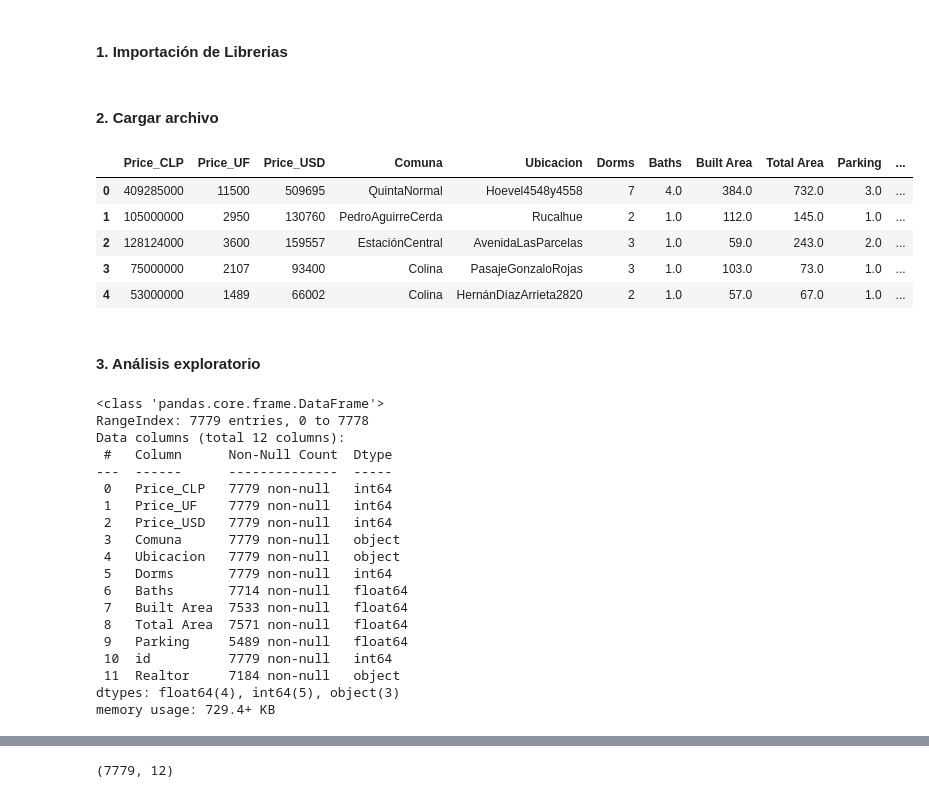
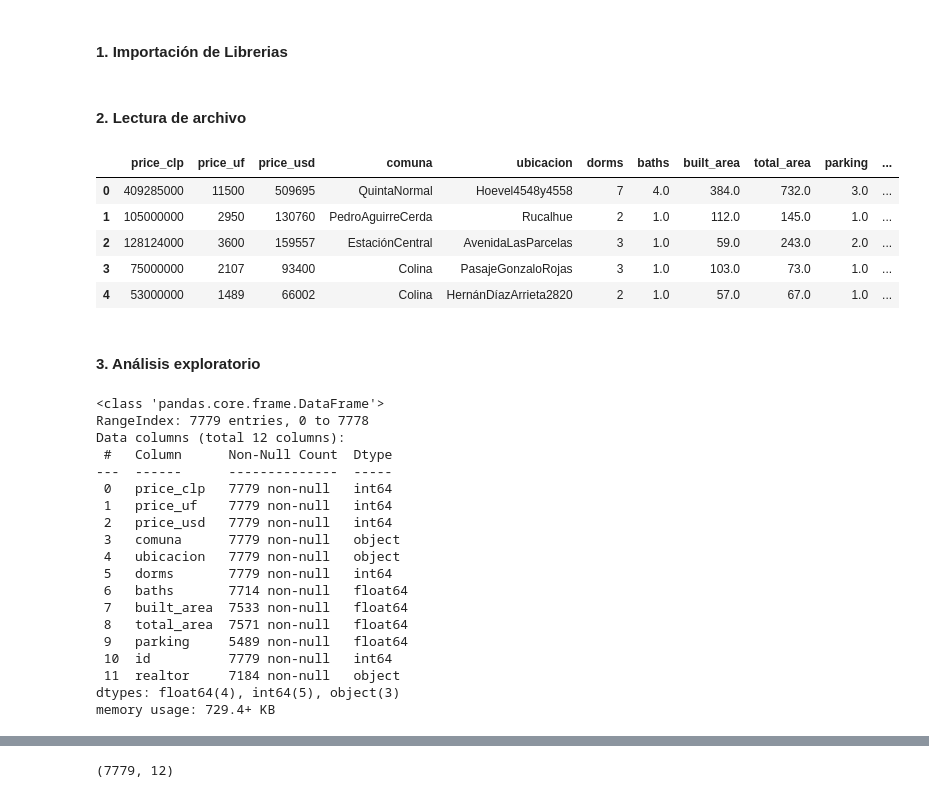
Before and after one commit to Marian186/Data-Cleaning, a Jupyter notebook: Precios_casas.ipynb, the cells around one changed output, grey strips where cells are left out. Cells and saved outputs as stored; diff of their text form; code cells hidden in the pictures.

```diff
--- a/Precios_casas.ipynb
+++ b/Precios_casas.ipynb
@@ -21,14 +26,15 @@ import seaborn as sns             #Creación de visualizaciones
 # %% [markdown]
-#### 2. Cargar archivo
+#### 2. Lectura de archivo
 # %%
 # Ruta relativa al archivo
 ruta_archivo = r'.\Data\2023-03-08 Precios Casas RM.csv'
 df = pd.read_csv(ruta_archivo)
-
+df.columns = df.columns.str.replace(' ', '_') # Normalizar los nombres
+df.columns = df.columns.str.lower()
 # Mostrar las primeras filas del DataFrame
 df.head()
 # %% [output]
-|  | Price_CLP | Price_UF | Price_USD | Comuna | Ubicacion | Dorms | Baths | Built Area | Total Area | Parking | ... |
+|  | price_clp | price_uf | price_usd | comuna | ubicacion | dorms | baths | built_area | total_area | parking | ... |
 | 0 | 409285000 | 11500 | 509695 | QuintaNormal | Hoevel4548y4558 | 7 | 4.0 | 384.0 | 732.0 | 3.0 | ... |
 | 1 | 105000000 | 2950 | 130760 | PedroAguirreCerda | Rucalhue | 2 | 1.0 | 112.0 | 145.0 | 1.0 | ... |
 | 2 | 128124000 | 3600 | 159557 | EstaciónCentral | AvenidaLasParcelas | 3 | 1.0 | 59.0 | 243.0 | 2.0 | ... |
@@ -37,7 +43,7 @@ df.head()
 # %% [markdown]
 #### 3. Análisis exploratorio
 # %%
-#información general
+# Recopilación de información básica sobre el conjunto de datos
 df.info()
 # %% [output]
 <class 'pandas.core.frame.DataFrame'>
@@ -45,18 +51,18 @@ RangeIndex: 7779 entries, 0 to 7778
 Data columns (total 12 columns):
  #   Column      Non-Null Count  Dtype
 ---  ------      --------------  -----
- 0   Price_CLP   7779 non-null   int64
- 1   Price_UF    7779 non-null   int64
- 2   Price_USD   7779 non-null   int64
- 3   Comuna      7779 non-null   object
- 4   Ubicacion   7779 non-null   object
- 5   Dorms       7779 non-null   int64
- 6   Baths       7714 non-null   float64
- 7   Built Area  7533 non-null   float64
- 8   Total Area  7571 non-null   float64
- 9   Parking     5489 non-null   float64
+ 0   price_clp   7779 non-null   int64
+ 1   price_uf    7779 non-null   int64
+ 2   price_usd   7779 non-null   int64
+ 3   comuna      7779 non-null   object
+ 4   ubicacion   7779 non-null   object
+ 5   dorms       7779 non-null   int64
+ 6   baths       7714 non-null   float64
+ 7   built_area  7533 non-null   float64
+ 8   total_area  7571 non-null   float64
+ 9   parking     5489 non-null   float64
  10  id          7779 non-null   int64
- 11  Realtor     7184 non-null   object
+ 11  realtor     7184 non-null   object
 dtypes: float64(4), int64(5), object(3)
 memory usage: 729.4+ KB
 # %%
```
Also changed, not shown: parts of 39 cells of this notebook, 1 other file.
